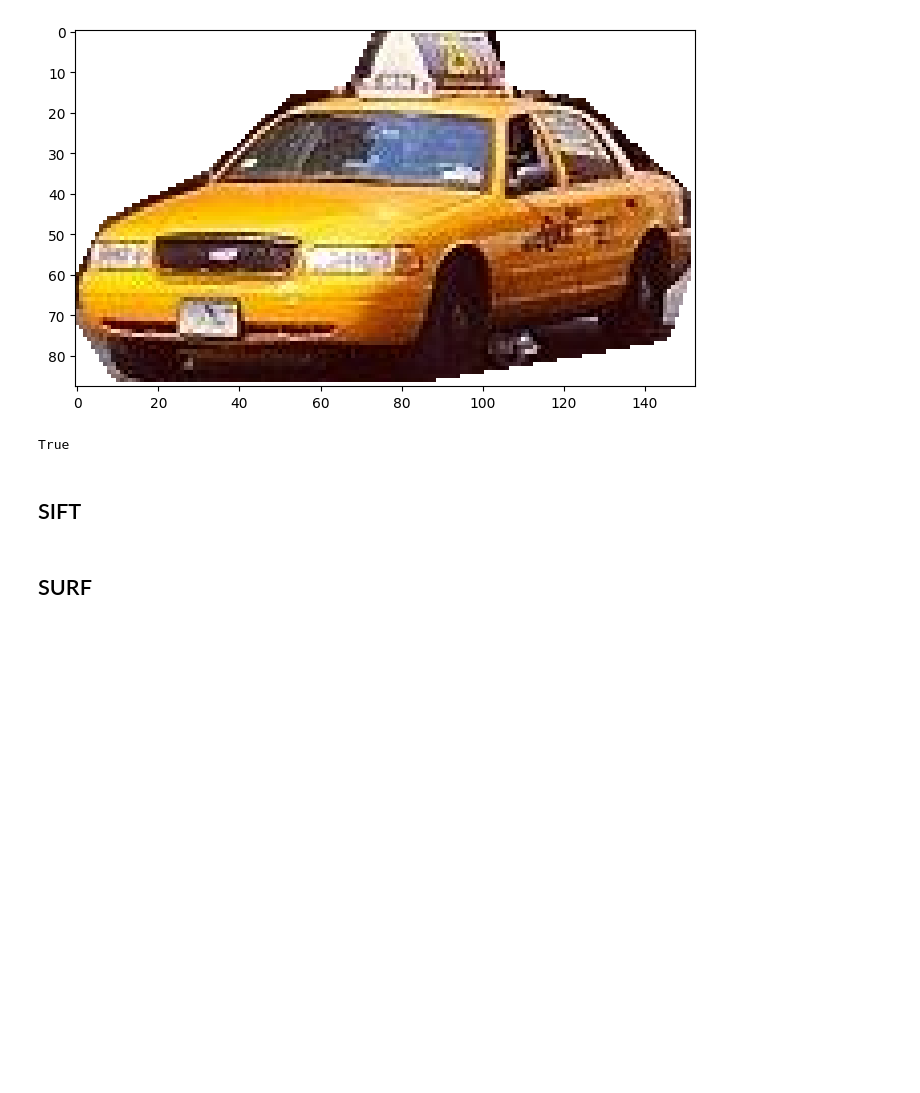
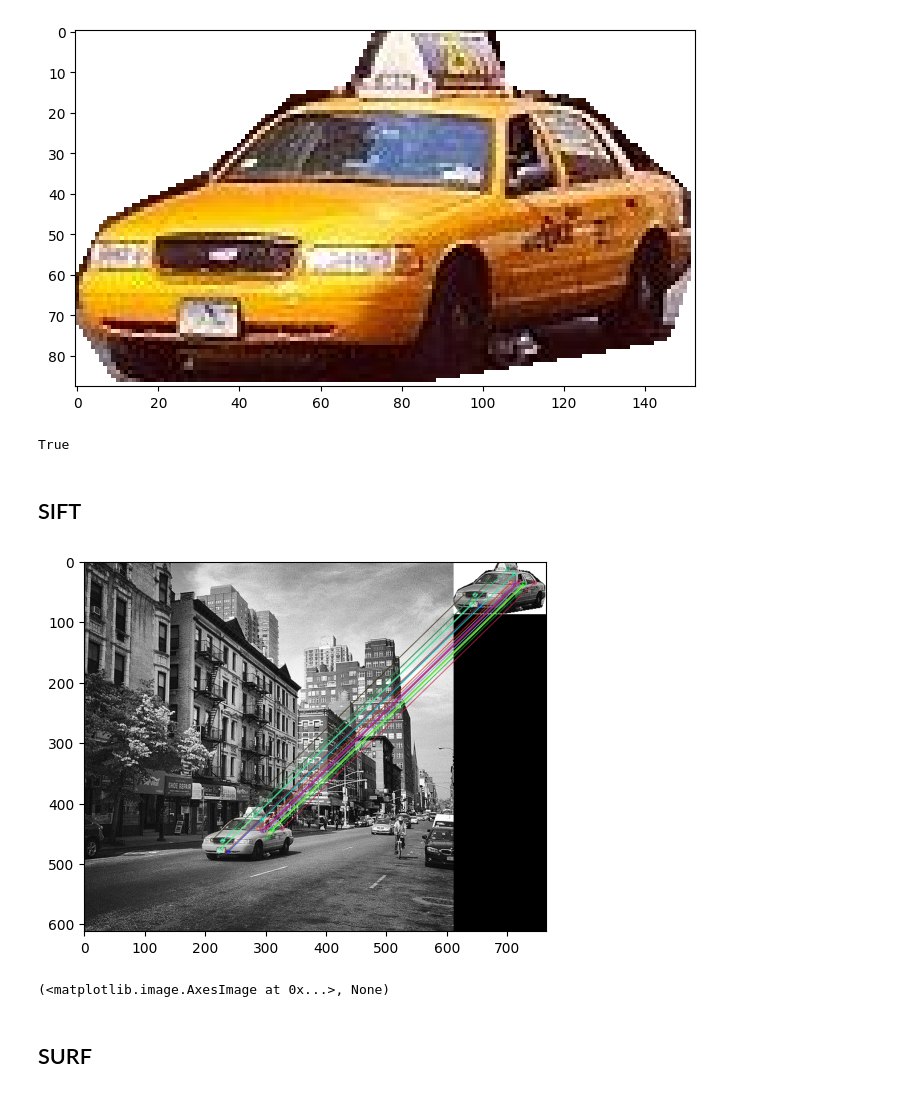
Before and after one commit to JesperIsacson/Embedded_A1, a Jupyter notebook: problem1.ipynb, the cells around one changed output. Cells and saved outputs as stored; diff of their text form; code cells hidden in the pictures; blank space fills up the shorter version.

Commit message:
problem 1 knn match

```diff
--- a/problem1.ipynb
+++ b/problem1.ipynb
@@ -74,5 +74,31 @@ cv.imwrite("template.png", taxi_rgb)
 True
 # %% [markdown]
 ## SIFT
+# %%
+template_gray = cv.imread("template.png", cv.IMREAD_GRAYSCALE)
+test_gray = cv.imread("test.jpg", cv.IMREAD_GRAYSCALE)
+# %%
+sift = cv.SIFT_create()
+
+kp_template, des_template = sift.detectAndCompute(template_gray,None)
+kp_test, des_test = sift.detectAndCompute(test_gray,None)
+# %%
+bf = cv.BFMatcher()
+
+matches_knn = bf.knnMatch(des_test,des_template,k=2)
+
+good_matches_knn = []
+
+for m,n in matches_knn:
+    if m.distance < 0.5*n.distance:
+        good_matches_knn.append([m])
+
+img_match_knn = cv.drawMatchesKnn(test_gray,kp_test,template_gray,kp_template,good_matches_knn,None,
+                                  flags=cv.DrawMatchesFlags_NOT_DRAW_SINGLE_POINTS)
+
+plt.imshow(img_match_knn),plt.show()
+# %% [output]
+[figure, added]
+(<matplotlib.image.AxesImage at 0x...>, None)
 # %% [markdown]
 ## SURF
```
Also changed, not shown: 2 other files.
